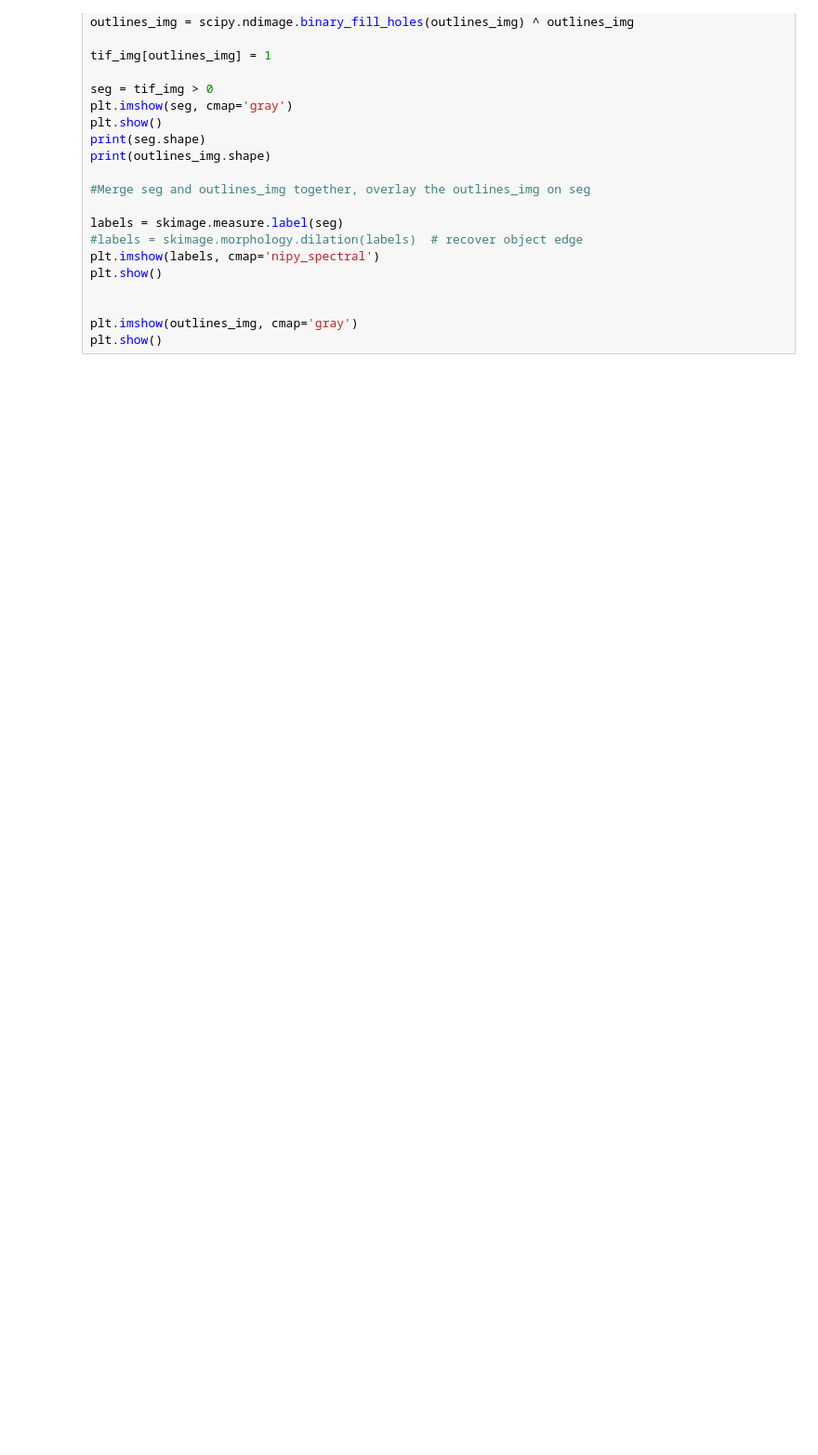
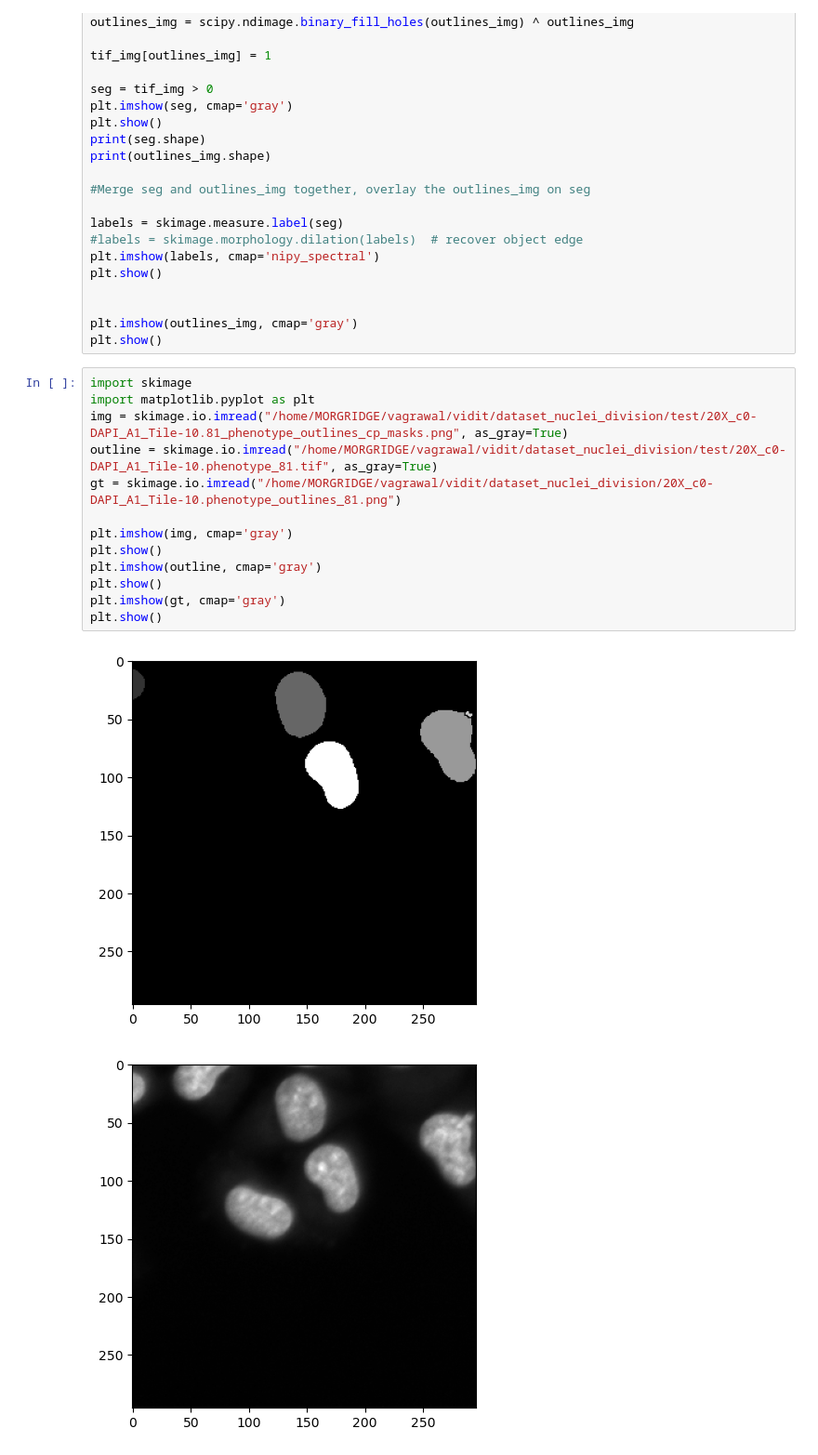
Before and after one commit to CaicedoLab/micronuclei-detection, a Jupyter notebook: cellpose/cellpose.ipynb, the cells around one changed output. Shown: that part at 93% size. Saved outputs shown, nothing was run; the diff lists cells and outputs as text; blank space fills up the shorter version.

```diff
--- a/cellpose/cellpose.ipynb
+++ b/cellpose/cellpose.ipynb
@@ -570,3 +570,19 @@ plt.show()
 
 plt.imshow(outlines_img, cmap='gray')
 plt.show()
+# %%
+import skimage
+import matplotlib.pyplot as plt
+img = skimage.io.imread("/home/MORGRIDGE/vagrawal/vidit/dataset_nuclei_division/test/20X_c0-DAPI_A1_Tile-10.81_phenotype_outlines_cp_masks.png", as_gray=True)
+outline = skimage.io.imread("/home/MORGRIDGE/vagrawal/vidit/dataset_nuclei_division/test/20X_c0-DAPI_A1_Tile-10.phenotype_81.tif", as_gray=True)
+gt = skimage.io.imread("/home/MORGRIDGE/vagrawal/vidit/dataset_nuclei_division/20X_c0-DAPI_A1_Tile-10.phenotype_outlines_81.png")
+
+plt.imshow(img, cmap='gray')
+plt.show()
+plt.imshow(outline, cmap='gray')
+plt.show()
+plt.imshow(gt, cmap='gray')
+plt.show()
+# %% [output]
+[figure, added]
+[figure, added]
```
Also changed, not shown: parts of 2 cells of this notebook, 1 other file.
